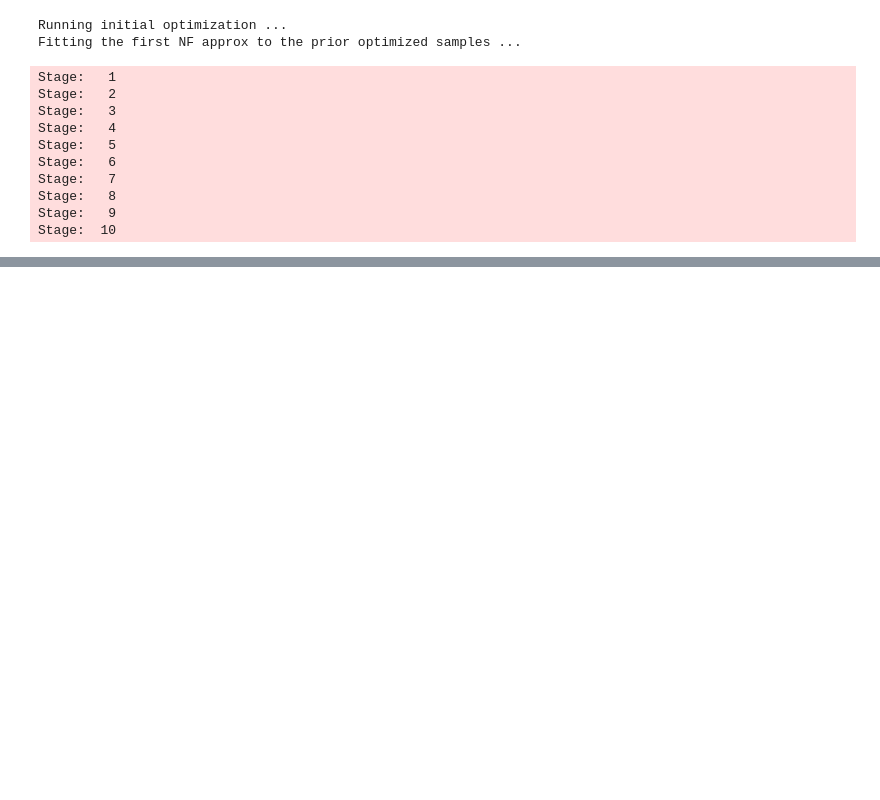
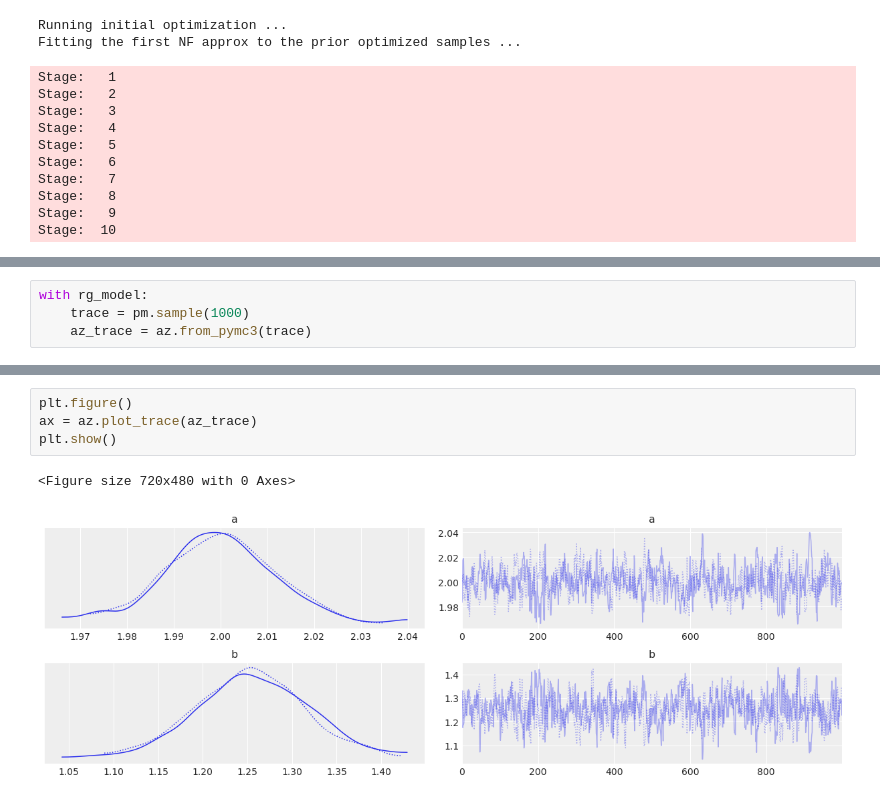
Before and after one commit to RichardGrumitt/NS_NFMC_tests, a Jupyter notebook: nfmc_tests.ipynb, the cells around one changed output, grey strips where cells are left out. Drawn from its saved outputs; the diff is of its cells as text; blank space fills up the shorter version.

```diff
--- a/nfmc_tests.ipynb
+++ b/nfmc_tests.ipynb
@@ -117,0 +118,4 @@ plt.show()
+# %%
+with rg_model:
+    trace = pm.sample(1000)
+    az_trace = az.from_pymc3(trace)
@@ -117,0 +133,7 @@ plt.show()
+# %%
+plt.figure()
+ax = az.plot_trace(az_trace)
+plt.show()
+# %% [output]
+<Figure size 720x480 with 0 Axes>
+[figure, added]
```
Also changed, not shown: parts of 4 cells of this notebook.
